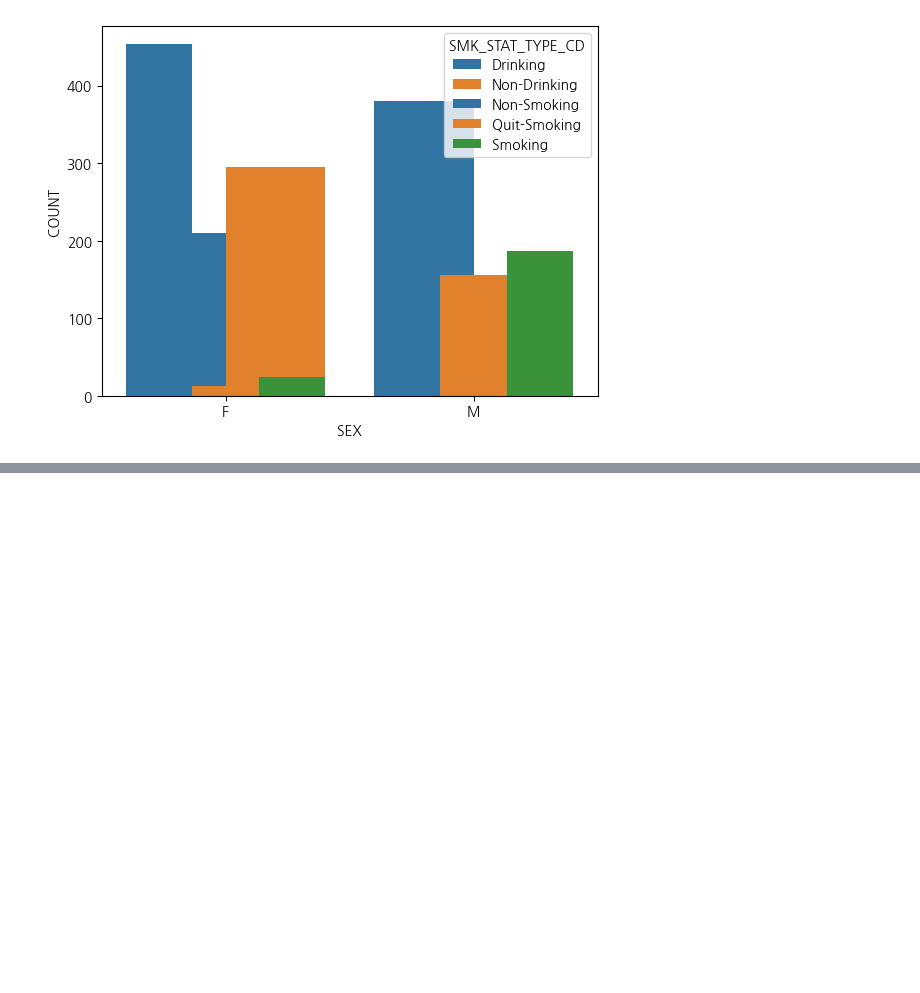
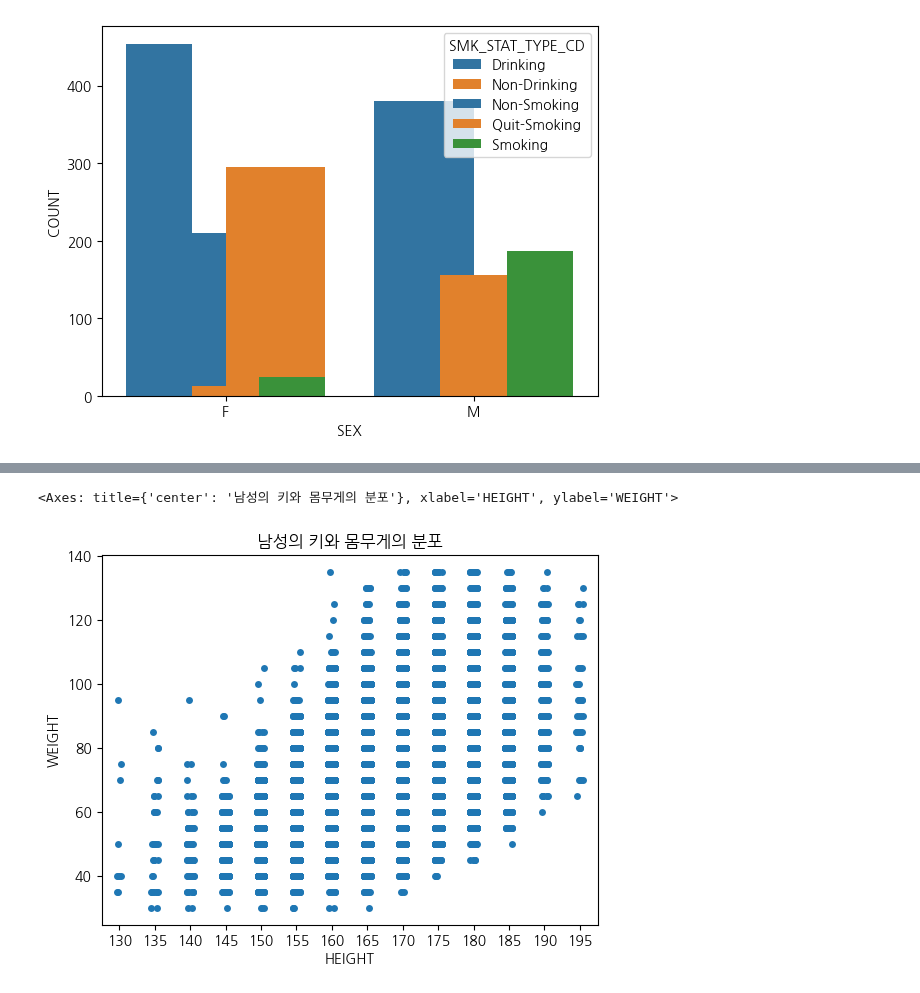
Before and after one commit to layla-focalors/AColab_Github_data_processing, a Jupyter notebook: HealthCare_Anayize.ipynb, the cells around one changed output, grey strips where cells are left out. Drawn from its saved outputs; the diff is of its cells as text; code cells hidden in the pictures; blank space fills up the shorter version.

```diff
--- a/HealthCare_Anayize.ipynb
+++ b/HealthCare_Anayize.ipynb
@@ -631,0 +649,5 @@ fig
+# %%
+# 분산차트 - 산점도 그리기
+# 데이터 : 성별, 키와 몸무게, 허리둘레, 음주 여부, 흡연 상태
+maledata = df.loc[df['SEX'] == 'M']
+maledata
@@ -631,0 +694,8 @@ fig
+# %%
+ax = plt.subplot()
+ax = sns.stripplot(x='HEIGHT', y='WEIGHT', data=maledata)
+ax.set_title('남성의 키와 몸무게의 분포')
+ax
+# %% [output]
+<Axes: title={'center': '남성의 키와 몸무게의 분포'}, xlabel='HEIGHT', ylabel='WEIGHT'>
+[figure, added]
```
Also changed, not shown: parts of 5 cells of this notebook.
